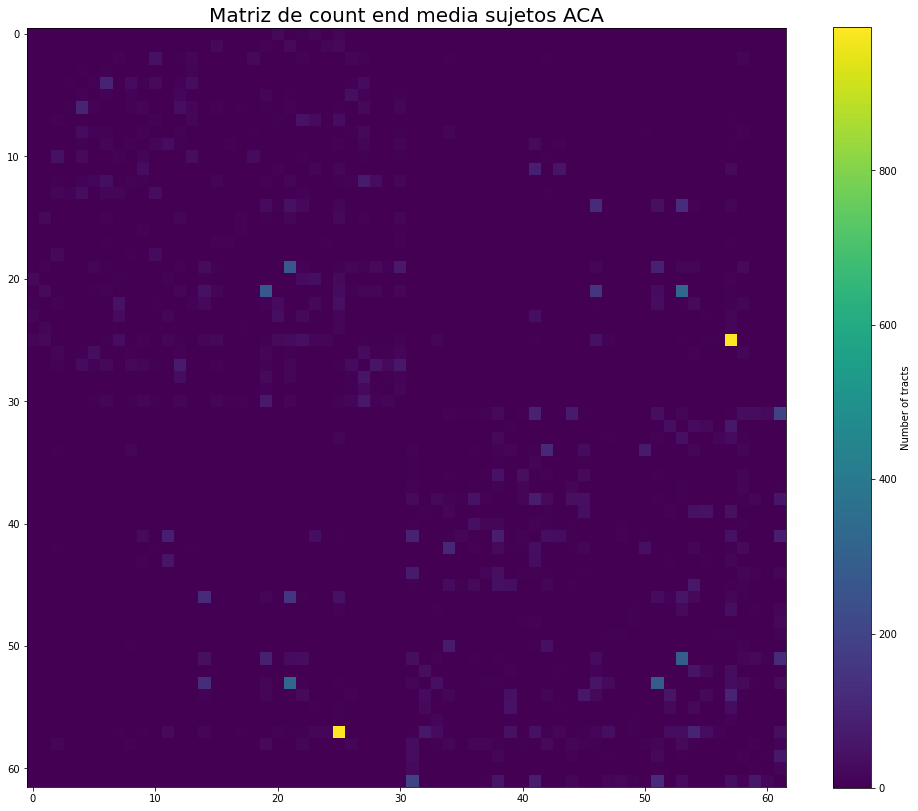
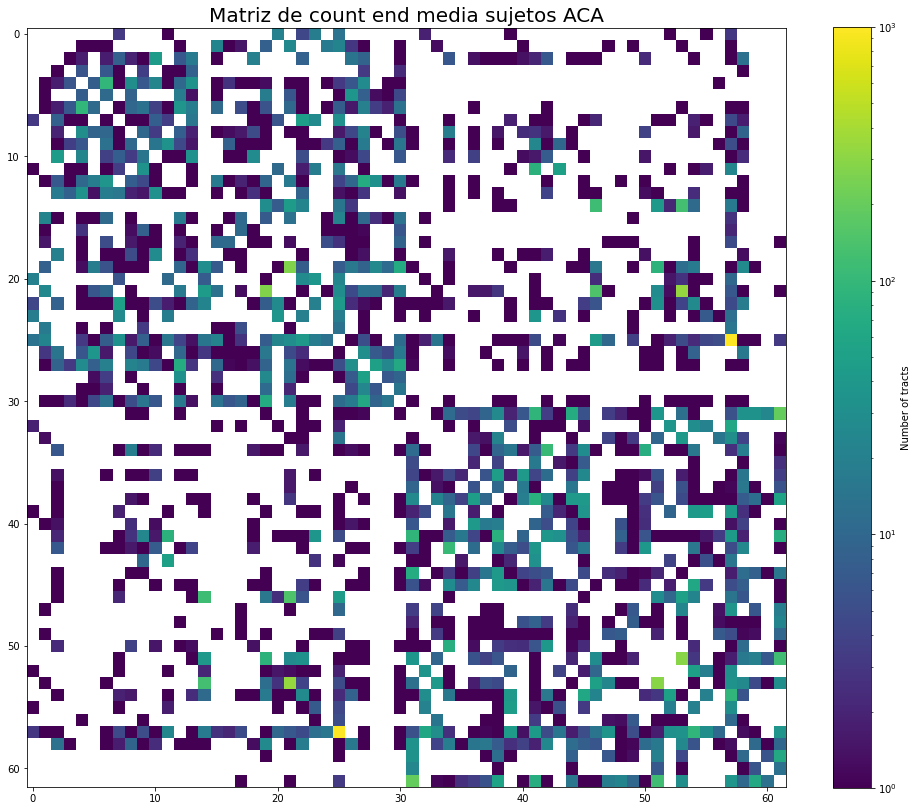
Unified diff of the notebook cell whose output changed from the first chart to the second:
--- before
+++ after
@@ -33,5 +33,5 @@
 fig, ax = plt.subplots(figsize=(17,14))
 
-im = ax.imshow(mean_mat_connectivity,interpolation='none')
+im = ax.imshow(mean_mat_connectivity,interpolation='none',norm=LogNorm(vmin=1, vmax=1000))
 fig.colorbar(im,label='Number of tracts')
 ax.set_title('Matriz de count end media sujetos ACA',fontsize=20)

Commit: test update saeed